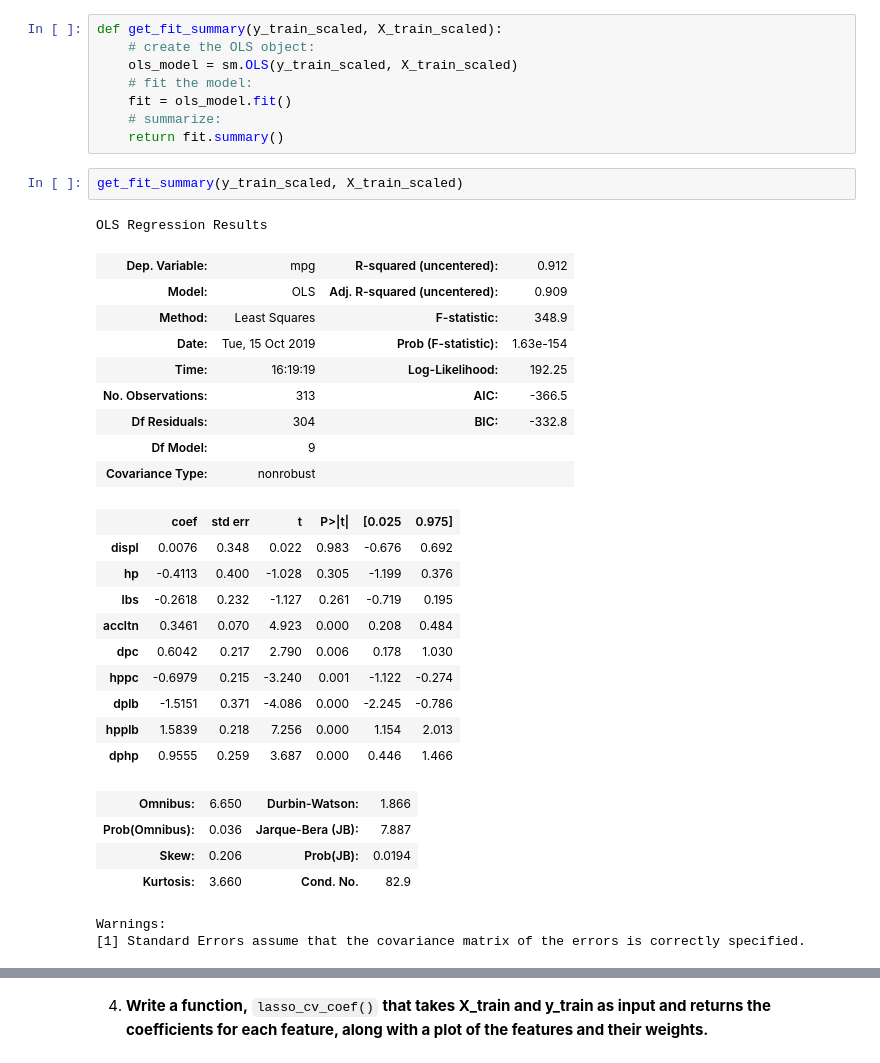
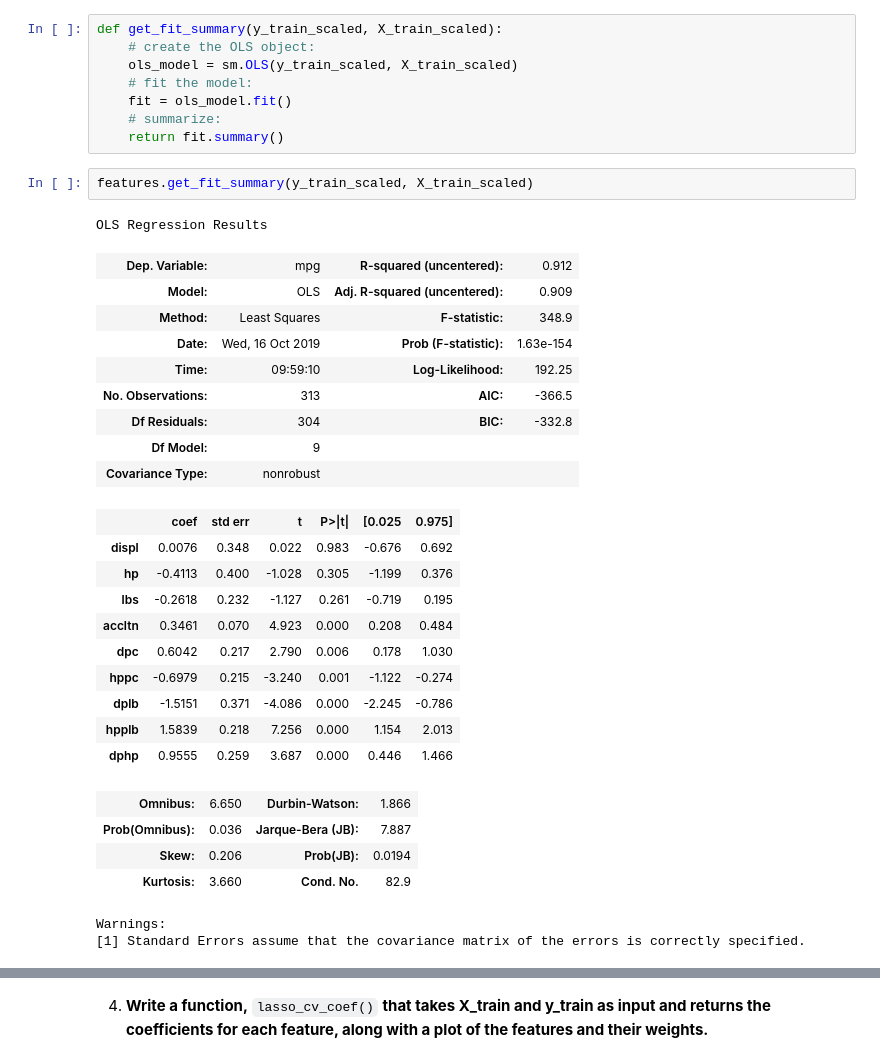
Before and after one commit to kjeliasen/ds-methodologies-exercises, a Jupyter notebook: regression/Features_demo.ipynb, the cells around one changed output, grey strips where cells are left out. Cells and saved outputs as stored; diff of their text form.

```diff
--- a/regression/Features_demo.ipynb
+++ b/regression/Features_demo.ipynb
@@ -373,14 +373,14 @@ def get_fit_summary(y_train_scaled, X_train_scaled):
     # summarize:
     return fit.summary()
 # %%
-get_fit_summary(y_train_scaled, X_train_scaled)
+features.get_fit_summary(y_train_scaled, X_train_scaled)
 # %% [output]
 OLS Regression Results
 | Dep. Variable: | mpg | R-squared (uncentered): | 0.912 |
 | Model: | OLS | Adj. R-squared (uncentered): | 0.909 |
 | Method: | Least Squares | F-statistic: | 348.9 |
-| Date: | Tue, 15 Oct 2019 | Prob (F-statistic): | 1.63e-154 |
-| Time: | 16:19:19 | Log-Likelihood: | 192.25 |
+| Date: | Wed, 16 Oct 2019 | Prob (F-statistic): | 1.63e-154 |
+| Time: | 09:59:10 | Log-Likelihood: | 192.25 |
 | No. Observations: | 313 | AIC: | -366.5 |
 | Df Residuals: | 304 | BIC: | -332.8 |
 | Df Model: | 9 |  |  |
```
Also changed, not shown: parts of 31 cells of this notebook, 1 other file.
